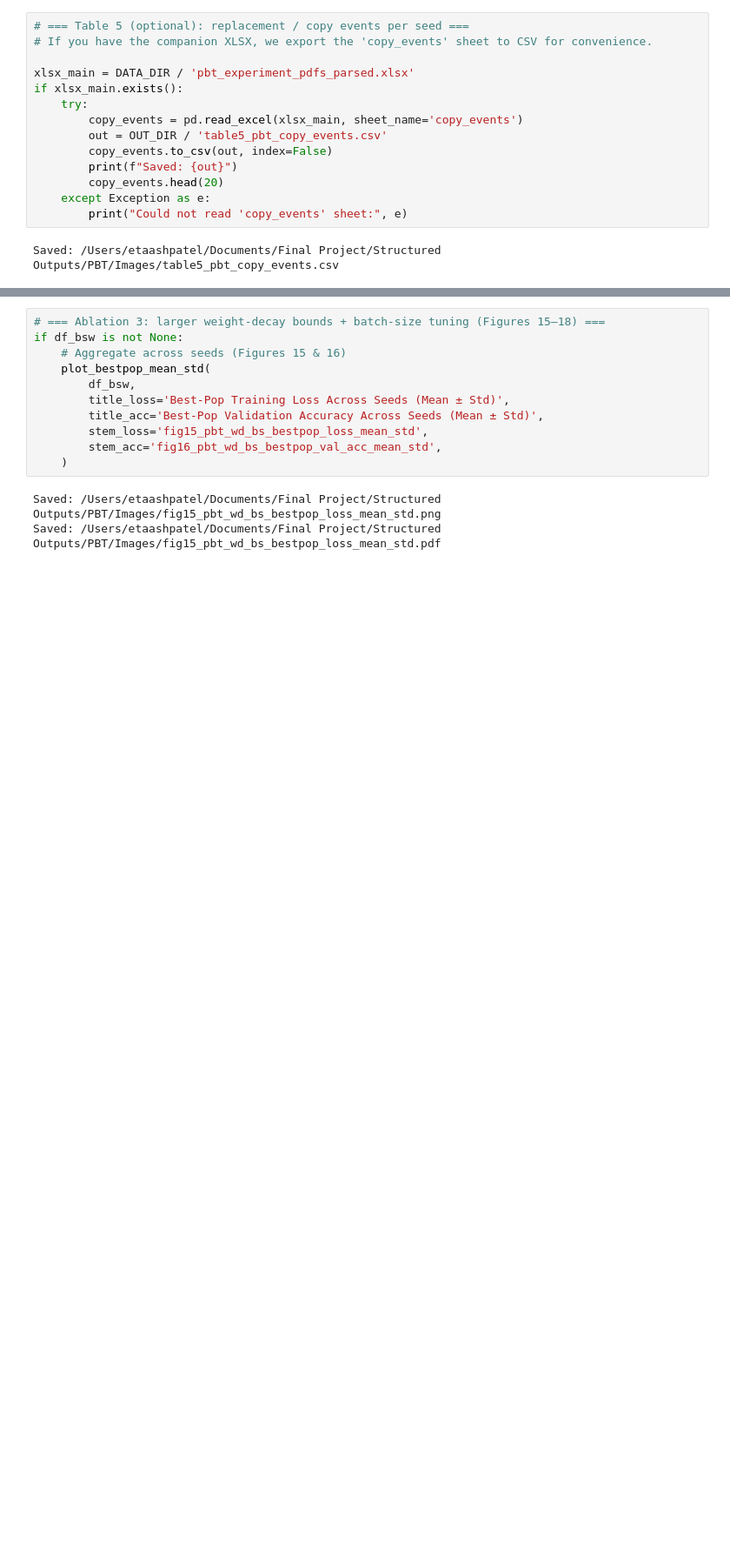
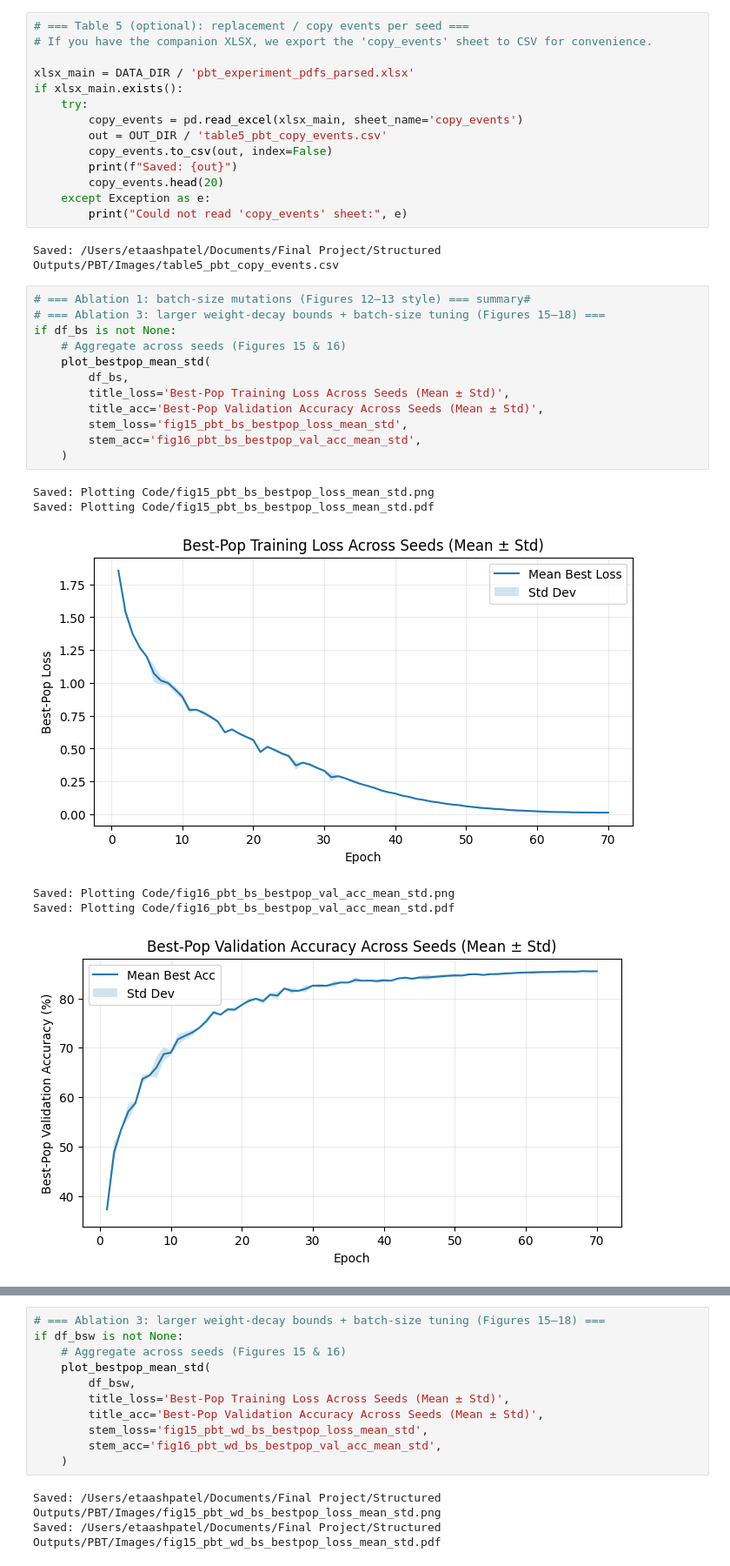
Before and after one commit to EtaashP/CS182-Final-Project-Submission-Code, a Jupyter notebook: Plotting Code/plot_pbt_with_legends.ipynb, the cells around one changed output, grey strips where cells are left out. Shown at 87% size. Cells and saved outputs as stored; diff of their text form; blank space fills up the shorter version.

```diff
--- a/Plotting Code/plot_pbt_with_legends.ipynb
+++ b/Plotting Code/plot_pbt_with_legends.ipynb
@@ -441,6 +442,25 @@ if xlsx_main.exists():
         print("Could not read 'copy_events' sheet:", e)
 # %% [output]
 Saved: /Users/etaashpatel/Documents/Final Project/Structured Outputs/PBT/Images/table5_pbt_copy_events.csv
+# %%
+# === Ablation 1: batch-size mutations (Figures 12–13 style) === summary#
+# === Ablation 3: larger weight-decay bounds + batch-size tuning (Figures 15–18) ===
+if df_bs is not None:
+    # Aggregate across seeds (Figures 15 & 16)
+    plot_bestpop_mean_std(
+        df_bs,
+        title_loss='Best-Pop Training Loss Across Seeds (Mean ± Std)',
+        title_acc='Best-Pop Validation Accuracy Across Seeds (Mean ± Std)',
+        stem_loss='fig15_pbt_bs_bestpop_loss_mean_std',
+        stem_acc='fig16_pbt_bs_bestpop_val_acc_mean_std',
+    )
+# %% [output]
+Saved: Plotting Code/fig15_pbt_bs_bestpop_loss_mean_std.png
+Saved: Plotting Code/fig15_pbt_bs_bestpop_loss_mean_std.pdf
+[figure, added]
+Saved: Plotting Code/fig16_pbt_bs_bestpop_val_acc_mean_std.png
+Saved: Plotting Code/fig16_pbt_bs_bestpop_val_acc_mean_std.pdf
+[figure, added]
 # %%
 # === Ablation 1: batch-size mutations (Figures 12–13 style) ===
 # The paper's batch-size ablation figures keep the same 3×2 layout (no extra batch-size panel).
```
Also changed, not shown: parts of 5 cells of this notebook, 32 other files.
